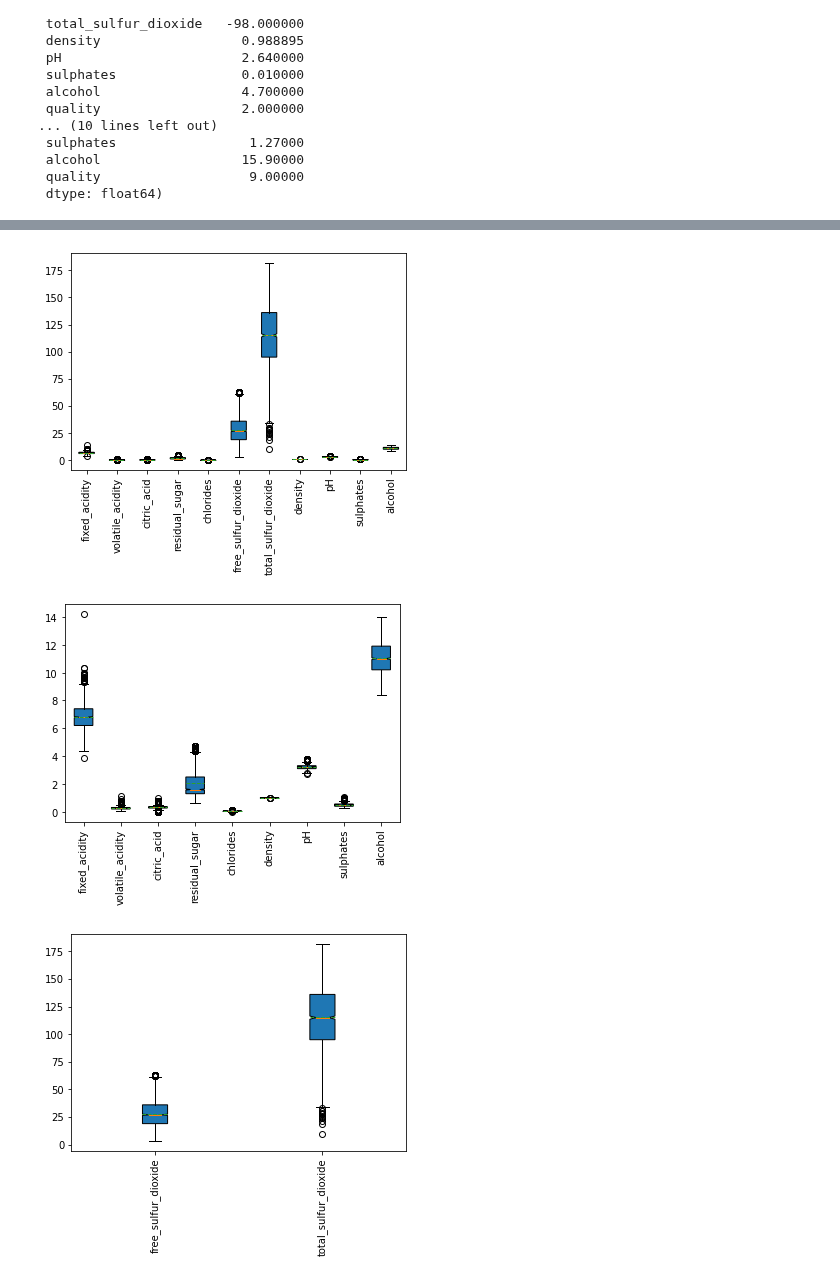
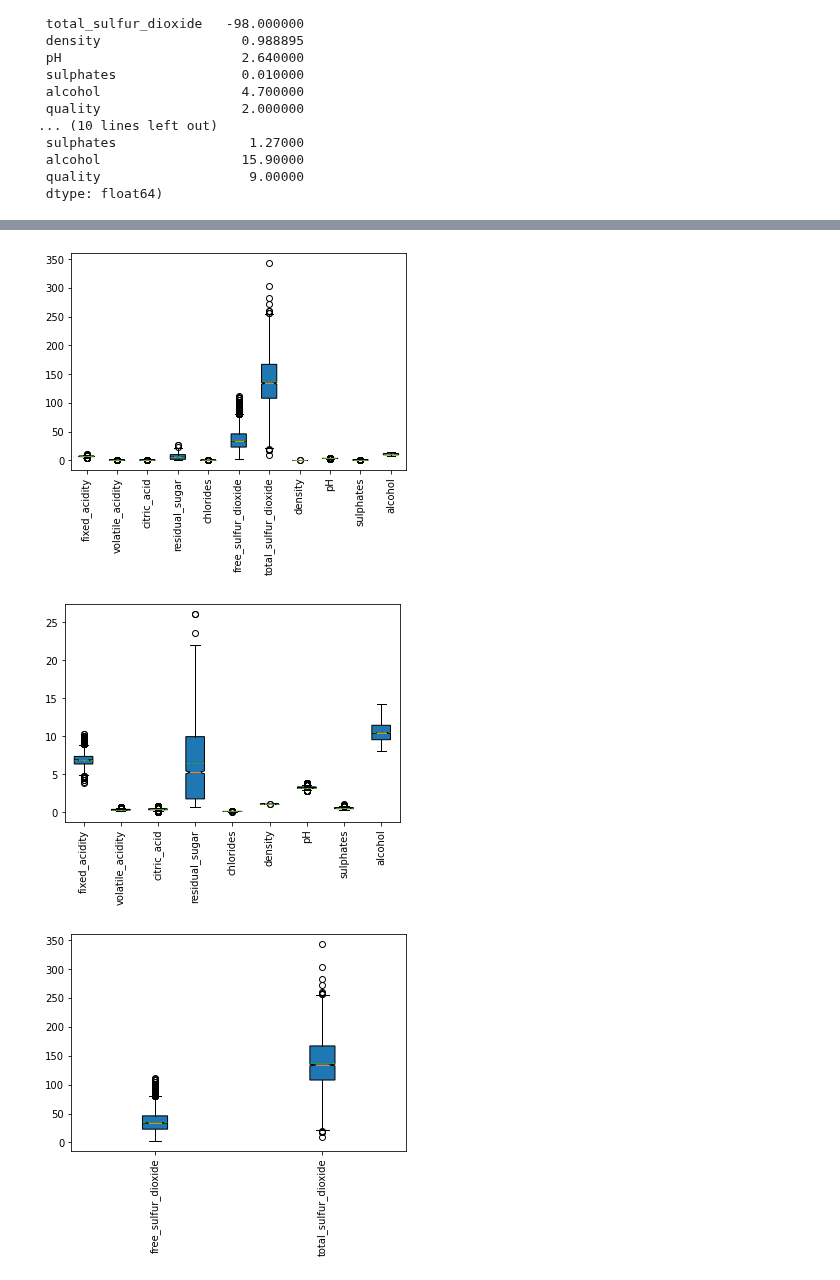
Before and after one commit to nmdollhopf/team1_wine_project, a Jupyter notebook: Wine_exploratory_analysis.ipynb, the cells around one changed output, grey strips where cells are left out. Drawn from its saved outputs; the diff is of its cells as text; code cells hidden in the pictures.

```diff
--- a/Wine_exploratory_analysis.ipynb
+++ b/Wine_exploratory_analysis.ipynb
@@ -360,9 +365,9 @@ White_Wine_Rename_df.shape
 
 Q1w=White_Wine_Rename_df.quantile(0.25)
 Q3w=White_Wine_Rename_df.quantile(0.75)
-IQRw=Q3-Q1
-lower_boundw=Q1 - 3 * IQR
-upper_boundw=Q3 + 3 * IQR
+IQRw=Q3w-Q1w
+lower_boundw=Q1w - 3 * IQRw
+upper_boundw=Q3w + 3 * IQRw
 
 lower_boundw,upper_boundw
 # %% [output]
@@ -546,7 +556,7 @@ plt.xticks([1,2,3,4,5,6,7,8,9,10,11], ["fixed_acidity","volatile_acidity","citri
 
 plt.show()
 # %% [output]
-[figure, old version]
+[figure, new version]
 # %%
 #box plots remove free and total dioxides (largest spread) white wine
 
@@ -557,19 +567,19 @@ plt.xticks([1,2,3,4,5,6,7,8,9], ["fixed_acidity","volatile_acidity","citric_acid
 
 plt.show()
 # %% [output]
-[figure, old version]
+[figure, new version]
 # %%
 #box plots remove free and total dioxides (largest spread) white wine
 
 fig, ax = plt.subplots()
 
 columns_white = [free_sulfur_dioxide_white, total_sulfur_dioxide_white]
-ax.boxplot(columns,notch=True, patch_artist=True,meanline=True, showmeans=True)
+ax.boxplot(columns_white,notch=True, patch_artist=True,meanline=True, showmeans=True)
 plt.xticks([1,2], ["free_sulfur_dioxide", "total_sulfur_dioxide"], rotation=90)
 
 plt.show()
 # %% [output]
-[figure, old version]
+[figure, new version]
 # %%
 # plot red wine parameters (in family dataset)
 
```
Also changed, not shown: parts of 22 cells of this notebook, 6 other files.
